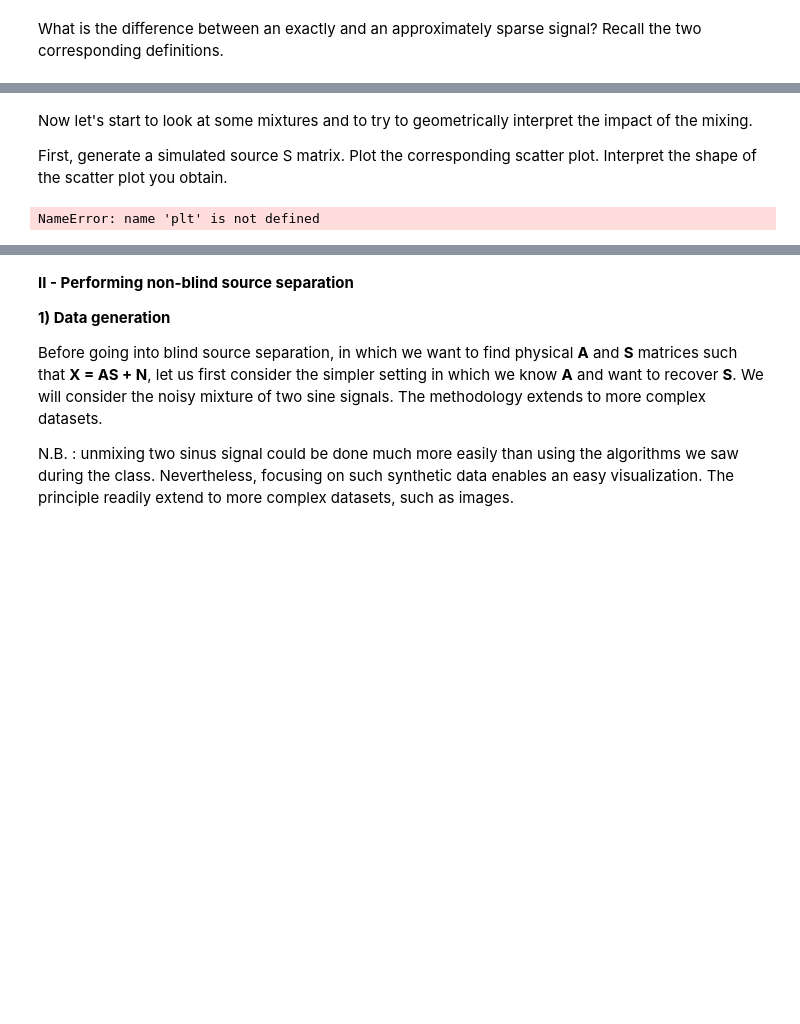
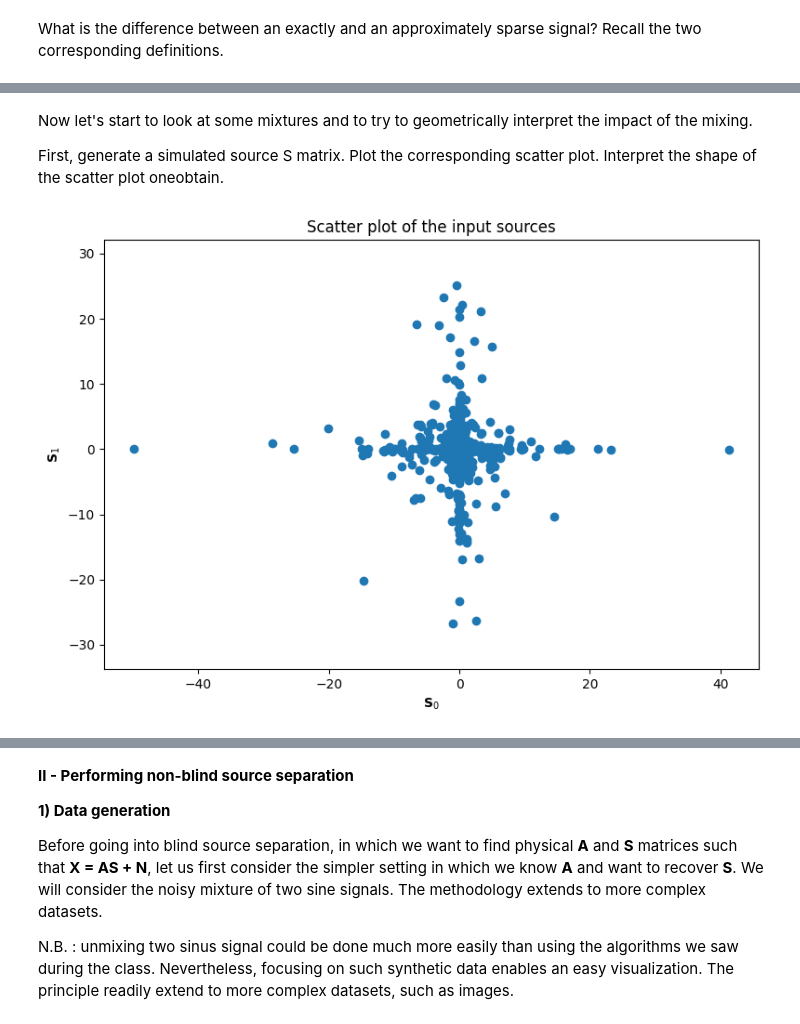
Before and after one commit to dftorresro/IMA207---TP1-Imagerie-hyperspectrale, a Jupyter notebook: TP1_IMA207_sans_correction_2023.ipynb, the cells around one changed output, grey strips where cells are left out. Drawn from its saved outputs; the diff is of its cells as text; code cells hidden in the pictures; blank space fills up the shorter version.

```diff
--- a/TP1_IMA207_sans_correction_2023.ipynb
+++ b/TP1_IMA207_sans_correction_2023.ipynb
@@ -35,27 +41,28 @@ What is the difference between an exactly and an approximately sparse signal? Re
 # %% [markdown]
 Now let's start to look at some mixtures and to try to geometrically interpret the impact of the mixing.
 
-First, generate a simulated source S matrix. Plot the corresponding scatter plot. Interpret the shape of the scatter plot you obtain.
+First, generate a simulated source S matrix. Plot the corresponding scatter plot. Interpret the shape of the scatter plot oneobtain.
 # %%
 n = 2         # number of sources
 t = 1024      # number of samples
 noise_level = 80 # noise level, in dB
 power = 3 # power exponent used in the source generation
 
 
 
 # TO DO : generate a simulated source S matrix.
 # S will be of dimensions n x t.
 # Each of the n sources (i.e. lines of S) will follow the approximately sparse
 # law we used above.
-# S = np.zeros(n,t) # TO CHANGE
+
+S = np.random.randn(n, t)**power
 
 fig = plt.figure(figsize=(20, 6))
 fig.add_subplot(1,2,1)
 plt.title('Scatter plot of the input sources')
 plt.plot(S[0, :], S[1, :], 'C0o')
 plt.xlabel("$\mathbf{S}_0$")
 plt.ylabel("$\mathbf{S}_1$")
 plt.axis('equal');
 # %% [output]
-NameError: name 'plt' is not defined
+[figure, added]
```
Also changed, not shown: parts of 42 cells of this notebook.
